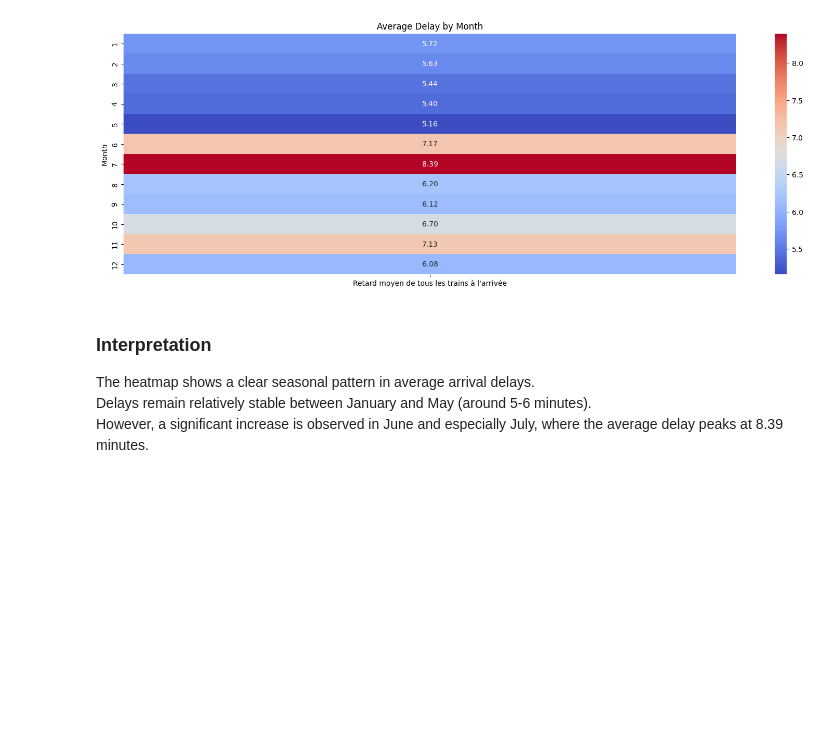
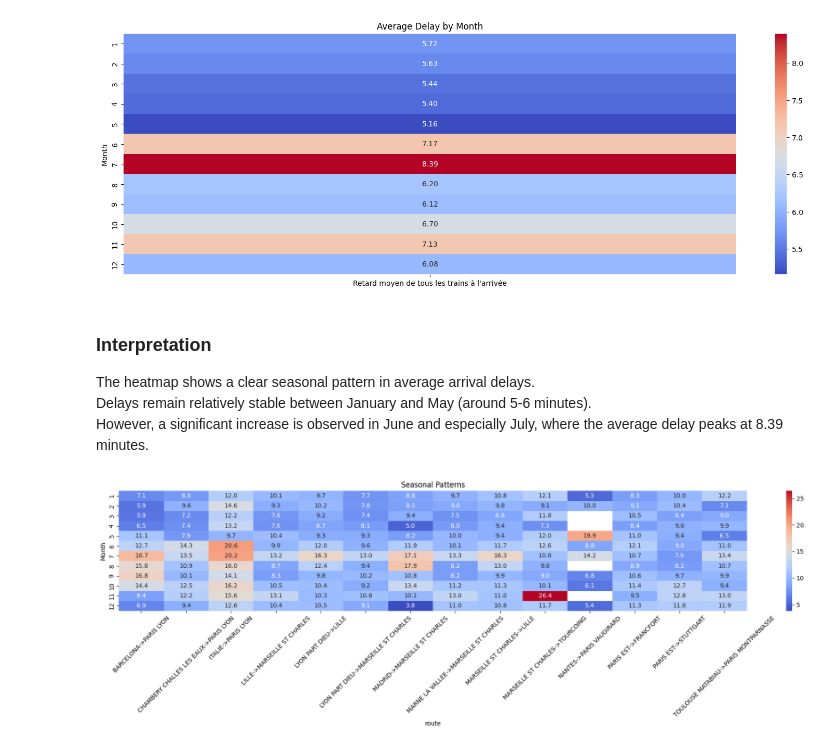
Before and after one commit to AlexandrG1209/tardis, a Jupyter notebook: tardis_eda.ipynb, the cells around one changed output. Cells and saved outputs as stored; diff of their text form; code cells hidden in the pictures; blank space fills up the shorter version.

```diff
--- a/tardis_eda.ipynb
+++ b/tardis_eda.ipynb
@@ -221,8 +221,8 @@ Most trains experience small delays around 0-10 minutes.
 However, there are some extreme delays reaching up to ~90 minutes.
 This indicates that while the system is generally punctual, rare severe disruptions occur.
 # %%
-df["Route"]=df["Gare de départ"] + "->" + df["Gare d'arrivée"]
-top_routes = df.groupby("Route")["Retard moyen de tous les trains à l'arrivée"].mean().sort_values(ascending=False).head(10)
+df["route"]=df["Gare de départ"] + "->" + df["Gare d'arrivée"]
+top_routes = df.groupby("route")["Retard moyen de tous les trains à l'arrivée"].mean().sort_values(ascending=False).head(10)
 
 plt.figure(figsize=(19,6))
 top_routes.sort_values().plot(kind="barh")
@@ -264,3 +264,34 @@ plt.show()
 The heatmap shows a clear seasonal pattern in average arrival delays.
 Delays remain relatively stable between January and May (around 5-6 minutes).
 However, a significant increase is observed in June and especially July, where the average delay peaks at 8.39 minutes.
+# %%
+top_routes = df.groupby("route")["Retard moyen de tous les trains à l'arrivée"].mean().sort_values(ascending=False).head(50).index
+
+valid_routes = (
+    df.groupby("route")["month"].nunique().loc[lambda x: x >= 6].index
+)
+top_valid_routes = [
+    r for r in top_routes
+    if r in valid_routes
+]
+
+pivot_comb = df[df["route"].isin(top_valid_routes)].pivot_table(
+    values="Retard moyen de tous les trains à l'arrivée",
+    index="month",
+    columns="route",
+    aggfunc="mean")
+
+plt.figure(figsize=(19,6))
+sns.heatmap(
+    pivot_comb,
+    annot=True,
+    cmap="coolwarm",
+    fmt=".1f"
+)
+plt.title("Seasonal Patterns")
+plt.ylabel("Month")
+plt.xticks(rotation=45)
+plt.tight_layout()
+plt.show()
+# %% [output]
+[figure, added]
```
Also changed, not shown: parts of 4 cells of this notebook.
